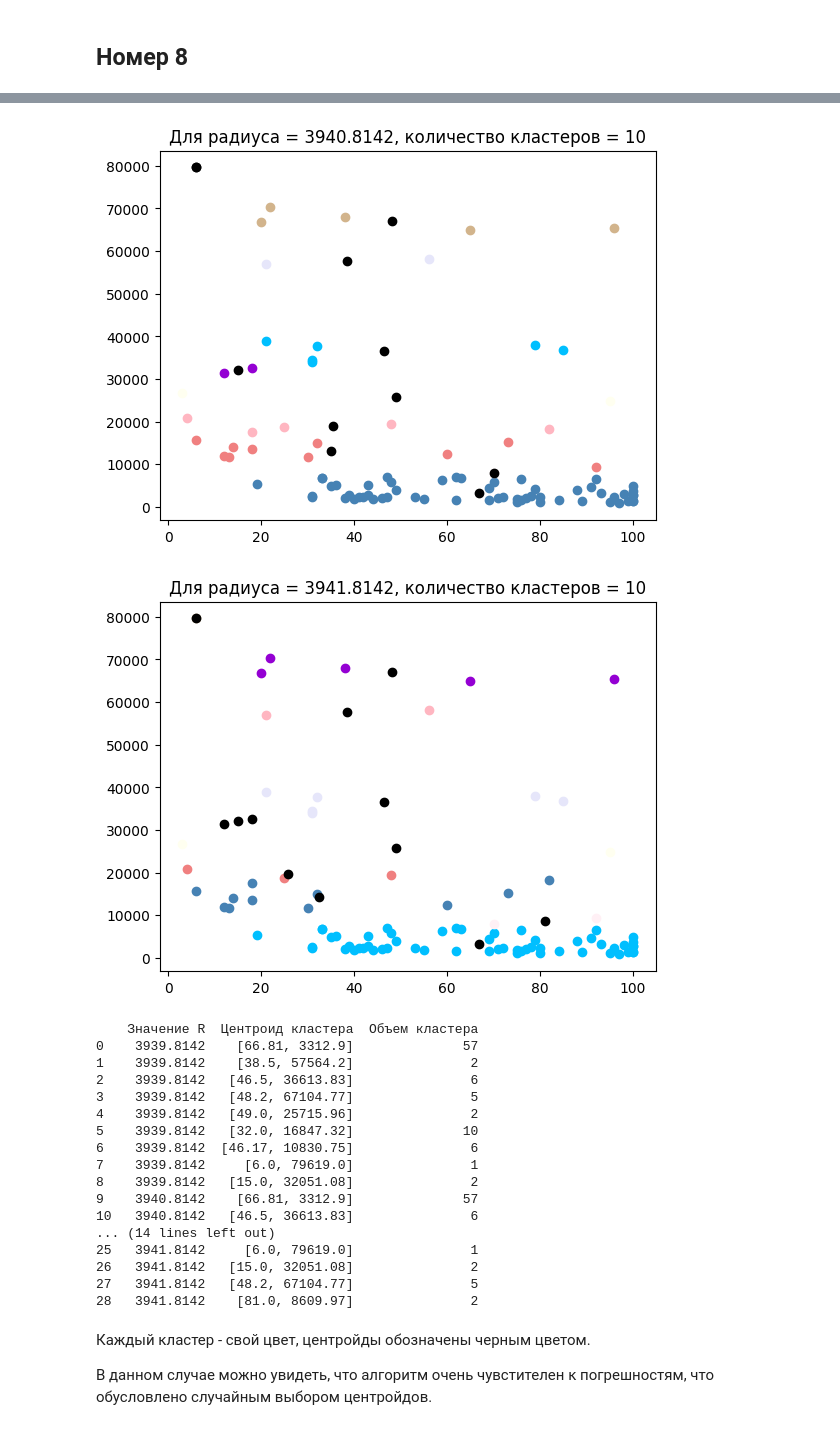
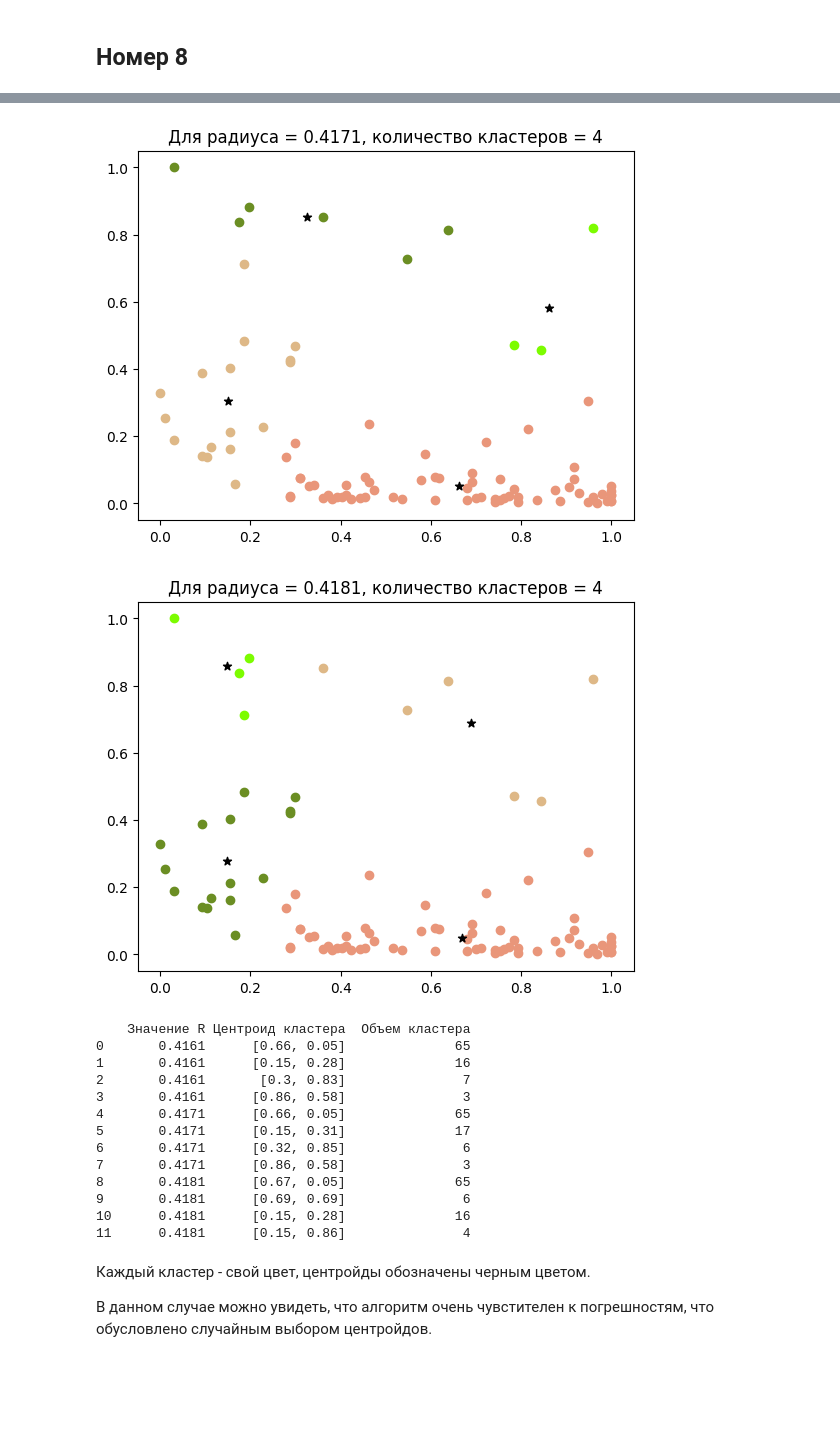
Before and after one commit to the-mvi/stat_an-2022, a Jupyter notebook: 0373_Shiryaev_NA/task3.ipynb, the cells around one changed output, grey strips where cells are left out. Saved outputs shown, nothing was run; the diff lists cells and outputs as text; code cells hidden in the pictures; blank space fills up the shorter version.

```diff
--- a/0373_Shiryaev_NA/task3.ipynb
+++ b/0373_Shiryaev_NA/task3.ipynb
@@ -131,15 +127,15 @@ dataXY = np.array([[csvX[i], csvY[i]] for i in range(len(csvX))])
 # %%
 minimum = min(csvX)
 maximum = max(csvX)
-normX = [(i-minimum)/(maximum - minimum) for i in csvX]
+normX =  [(i-minimum)/(maximum - minimum) for i in csvX]
 minimum = min(csvY)
 maximum = max(csvY)
 normY = [(i-minimum)/(maximum - minimum) for i in csvY]
 
-normXY = [[normX[i], normY[i]] for i in range(len(normX))]
+normXY = np.array([[normX[i], normY[i]] for i in range(len(normX))])
 
 plt.scatter(normX, normY)
 plt.show()
-print("Нормализованные данные принадлежат отрезку [-1, 1]")
+print("Нормализованные данные принадлежат отрезку [0, 1]")
 # %% [output]
 [figure]
@@ -447,10 +444,10 @@ def FindR(dataXYset):
             if((minD==-1 or drange<minD) and (drange!=0)):
                 minD = drange
     #print(minD, maxD)
-    return [round((np.abs(minD - maxD)*0.02),4), round((np.abs(minD - maxD)*0.05),4), round((np.abs(minD - maxD)*0.1),4)]
+    return [round((np.abs(minD - maxD)*0.2),4), round((np.abs(minD - maxD)*0.3),4), round((np.abs(minD - maxD)*0.5),4)]
 
 
-Radius = FindR(dataXY)
+Radius = FindR(normXY)
 print("Возьмем 3 радиуса для кластеров: ", Radius)
 
 all_colors = [k for k,v in pltc.cnames.items()]
@@ -505,7 +502,7 @@ def PrintFOREL(LabelsSet, CentroidsSet, colorsSet):
     for i in range(len(CentroidsSet)):
         for j in range(len(LabelsSet[i])):
             plt.scatter(LabelsSet[i][j][0], LabelsSet[i][j][1], c=colorsSet[i])
-        plt.scatter(CentroidsSet[i][0], CentroidsSet[i][1], c = 'black')
+        plt.scatter(CentroidsSet[i][0], CentroidsSet[i][1], marker = '*', c = 'black')
     plt.show()
 
 
@@ -513,7 +510,7 @@ def PrintFOREL(LabelsSet, CentroidsSet, colorsSet):
 FORELInfo = pd.DataFrame(columns=["Значение R", "Центроид кластера", "Объем кластера"])
 
 for r in Radius:
-    Labels, Centroids = MetOfSearchThick(dataXY, r)
+    Labels, Centroids = MetOfSearchThick(normXY, r)
     for i in range(len(Centroids)):
         FORELInfo.loc[len(FORELInfo)] = [r, np.round(Centroids[i], 2), len(Labels[i])]
 
@@ -546,7 +540,7 @@ print(FORELInfo)
 # %% [markdown]
 ## Номер 8
 # %%
-Radius = [3939.8142, 3940.8142, 3941.8142]
+Radius = [0.4161, 0.4171, 0.4181]
 all_colors = [k for k,v in pltc.cnames.items()]
 colors = sample(all_colors,20)
 
@@ -554,7 +548,7 @@ FORELInfo = pd.DataFrame(columns=["Значение R", "Центроид кла
 
 
 for r in Radius:
-    Labels, Centroids = MetOfSearchThick(dataXY, r)
+    Labels, Centroids = MetOfSearchThick(normXY, r)
 
     for i in range(len(Centroids)):
         FORELInfo.loc[len(FORELInfo)] = [r, np.round(Centroids[i], 2), len(Labels[i])]
@@ -567,22 +561,18 @@ print(FORELInfo)
-[figure, old version]
+[figure, new version]
-[figure, old version]
+[figure, new version]
-    Значение R  Центроид кластера  Объем кластера
-0    3939.8142    [66.81, 3312.9]              57
-1    3939.8142    [38.5, 57564.2]               2
-2    3939.8142   [46.5, 36613.83]               6
-3    3939.8142   [48.2, 67104.77]               5
-4    3939.8142   [49.0, 25715.96]               2
-5    3939.8142   [32.0, 16847.32]              10
-6    3939.8142  [46.17, 10830.75]               6
-7    3939.8142     [6.0, 79619.0]               1
-8    3939.8142   [15.0, 32051.08]               2
-9    3940.8142    [66.81, 3312.9]              57
-10   3940.8142   [46.5, 36613.83]               6
-... (14 lines left out)
-25   3941.8142     [6.0, 79619.0]               1
-26   3941.8142   [15.0, 32051.08]               2
-27   3941.8142   [48.2, 67104.77]               5
-28   3941.8142    [81.0, 8609.97]               2
+    Значение R Центроид кластера  Объем кластера
+0       0.4161      [0.66, 0.05]              65
+1       0.4161      [0.15, 0.28]              16
+2       0.4161       [0.3, 0.83]               7
+3       0.4161      [0.86, 0.58]               3
+4       0.4171      [0.66, 0.05]              65
+5       0.4171      [0.15, 0.31]              17
+6       0.4171      [0.32, 0.85]               6
+7       0.4171      [0.86, 0.58]               3
+8       0.4181      [0.67, 0.05]              65
+9       0.4181      [0.69, 0.69]               6
+10      0.4181      [0.15, 0.28]              16
+11      0.4181      [0.15, 0.86]               4
 # %% [markdown]
 Каждый кластер - свой цвет, центройды обозначены черным цветом.
 
```
Also changed, not shown: parts of 16 cells of this notebook.
